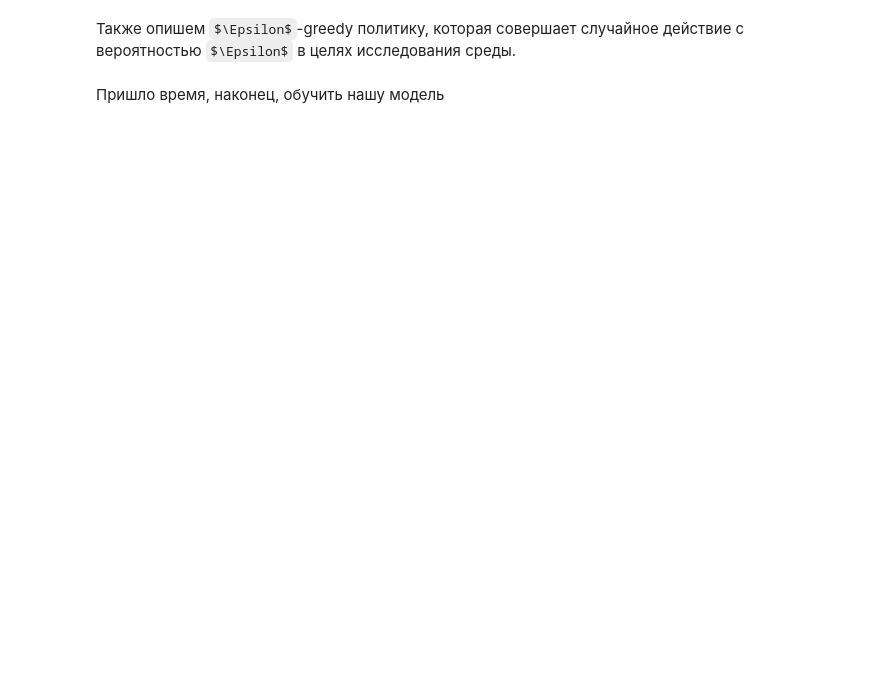
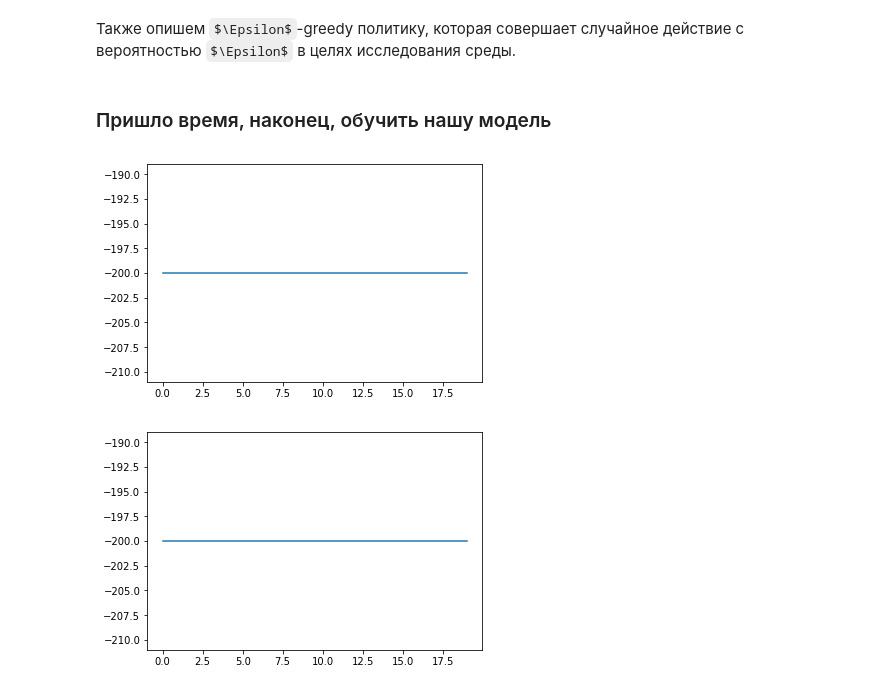
Before and after one commit to ArgentumWalker/RL-example, a Jupyter notebook: draft.ipynb, the cells around one changed output. Saved outputs shown, nothing was run; the diff lists cells and outputs as text; code cells hidden in the pictures; some formulas as TeX source; blank space fills up the shorter version.

```diff
--- a/draft.ipynb
+++ b/draft.ipynb
@@ -115,3 +70,0 @@ target_model.to(device)
-# %%
-optimizer = optim.RMSprop(model.parameters(), lr=0.00025, alpha=0.95, eps=0.01)
-gamma = 0.99
@@ -158,3 +140,3 @@ def select_action(state):
     return model(torch.tensor(state).to(device).float().unsqueeze(0))[0].max(0)[1].view(1, 1).item()
 # %% [markdown]
-Пришло время, наконец, обучить нашу модель
+### Пришло время, наконец, обучить нашу модель
@@ -167,27 +143,56 @@ actual_state = np.swapaxes(np.concatenate(last_four_frames, axis=2), 2, 0)
+# %%
+def exploit(render=False):
+    state = env.reset()
+    r = 0.
+    done = False
+    while not done:
+        # Exploitation происходит без exploration
+        epsilon = 0.
+        if render:
+                env.render()
+        action = select_action(state, epsilon)
+        state, reward, done, _ = env.step(action)
+        r += reward
+    return r
 # %%
-max_step = 100001
-for step in range(1, max_step):
-    epsilon = 1 - 0.9 * step / max_step
-    action = select_action(actual_state)
-    state, reward, done, _ = env.step(action)
-    last_four_frames.append(np.expand_dims(preprocesing(state), 2))
+target_update = 1000
+batch_size = 128
+def train_base():
+    reward_by_update = []
+    max_step = 20001
+    state = env.reset()
+    for step in range(1, max_step):
+        # Exploration Rate decay
+        epsilon = 1 - 0.9 * step / max_step
+        action = select_action(state, epsilon)
+        new_state, reward, done, _ = env.step(action)
 
-    if done:
-        #We need to reset environment and frames deque
-        memory.push((actual_state, action, reward, actual_state, done))
-        frame = env.reset()
-        for i in range(4):
-            last_four_frames.append(np.expand_dims(preprocesing(frame), 2))
-        done = False
-        actual_state = np.swapaxes(np.concatenate(last_four_frames, axis=2), 2, 0)
-    else:
-        new_state = np.swapaxes(np.concatenate(last_four_frames, axis=2), 2, 0)
-        memory.push((actual_state, action, reward, new_state, done))
-        actual_state = new_state
+        if done:
+            memory.push((state, action, reward, state, done))
+            state = env.reset()
+            done = False
+        else:
+            memory.push((state, action, reward, new_state, done))
+            state = new_state
 
-    if step > 32:
-        fit(list(zip(*memory.sample(32))))
+        if step > batch_size:
+            fit(list(zip(*memory.sample(batch_size))))
 
-    if step % 1000 == 0:
-        target_model = copy.deepcopy(model)
-        print("Progress", step // 1000, "%")
+        if step % target_update == 0:
+            target_model = copy.deepcopy(model)
+            state = env.reset()
+            r = exploit(True)
+            reward_by_update.append(r)
+
+            plt.clf()
+            plt.plot(list(range(len(reward_by_update))), reward_by_update)
+            display.clear_output(wait=True)
+            display.display(plt.gcf())
+
+
+model, target_model, optimizer = create_new_model()
+memory.clear()
+train_base()
+# %% [output]
+[figure, added]
+[figure, added]
```
Also changed, not shown: parts of 21 cells of this notebook.
